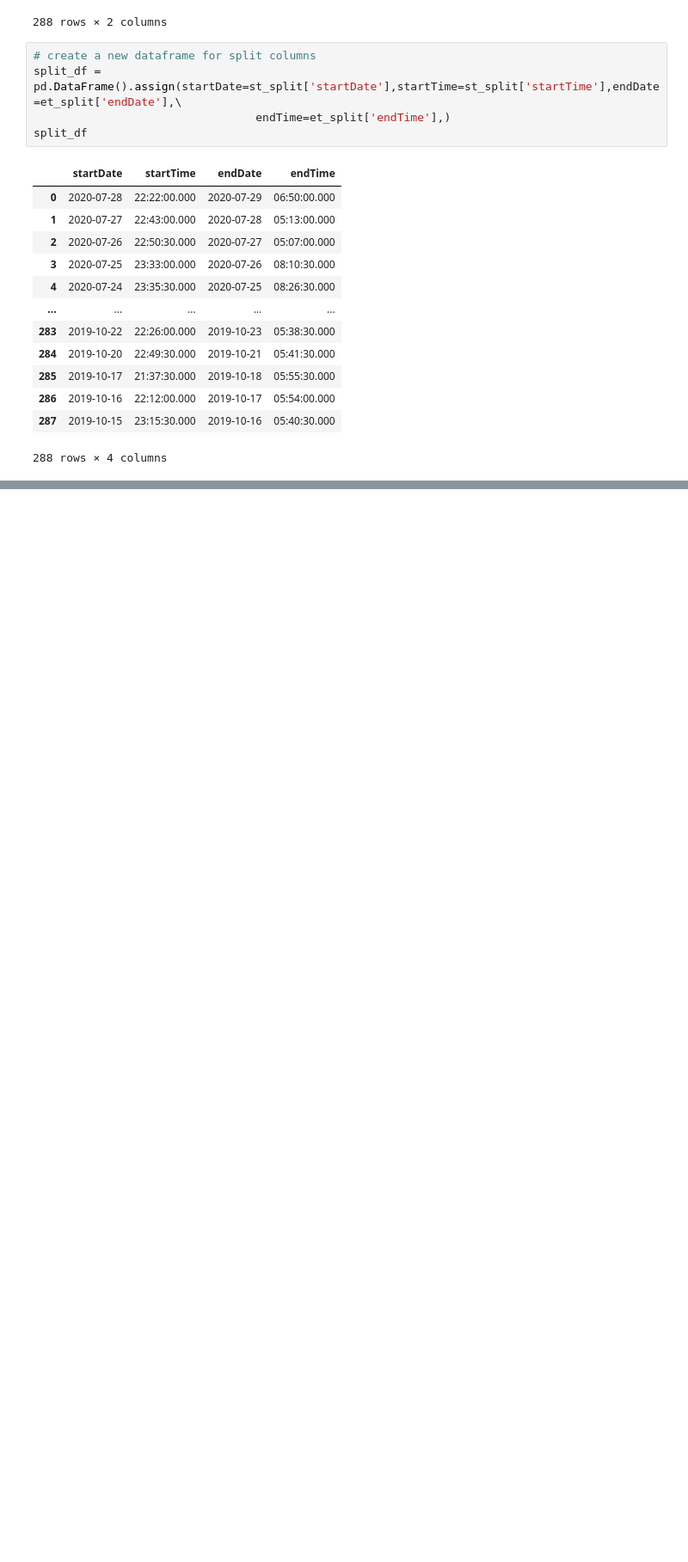
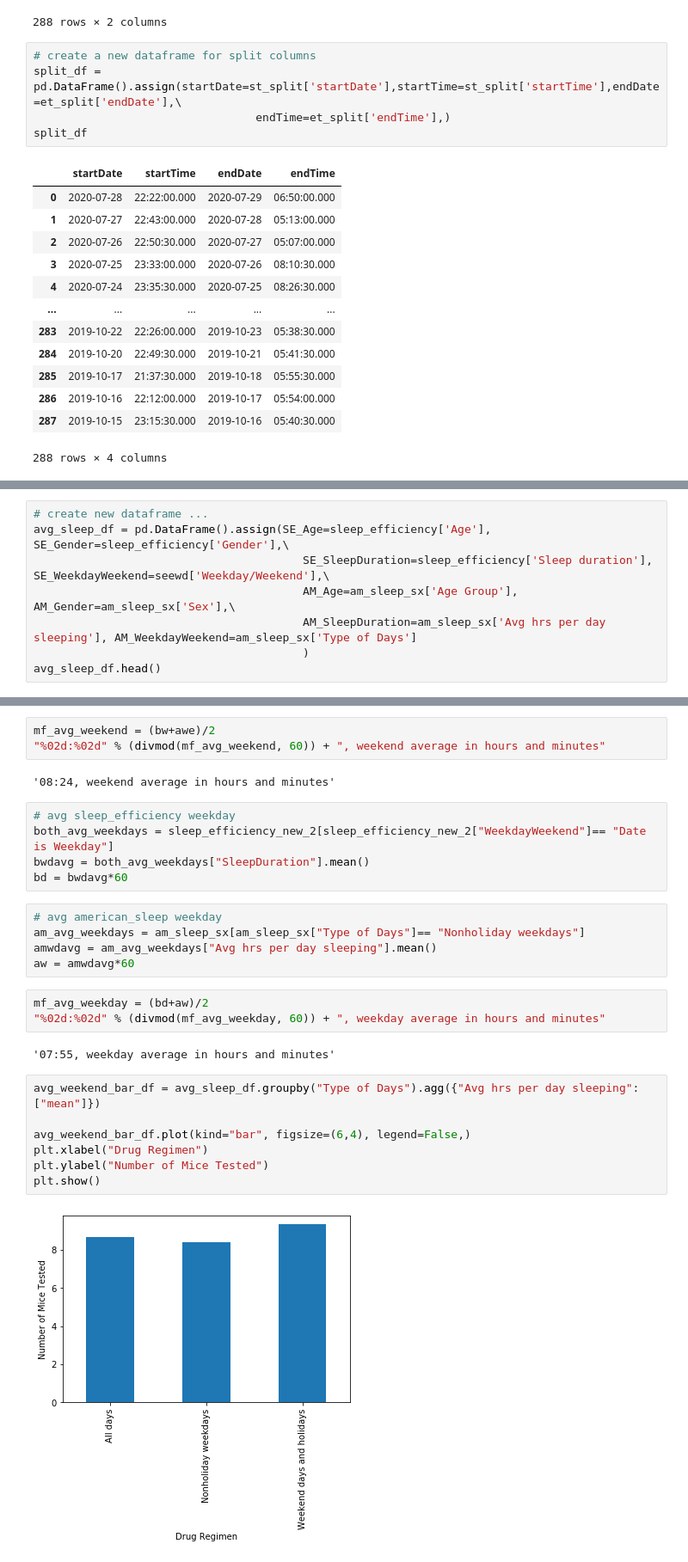
Before and after one commit to jbarkle/Exploratory-Analysis-of-Sleep-Data, a Jupyter notebook: performance_jb.ipynb, the cells around one changed output, grey strips where cells are left out. Shown at 86% size. Drawn from its saved outputs; the diff is of its cells as text; blank space fills up the shorter version.

```diff
--- a/performance_jb.ipynb
+++ b/performance_jb.ipynb
@@ -417,0 +558,8 @@ male_sleep.head()
+# %%
+# create new dataframe ...
+avg_sleep_df = pd.DataFrame().assign(SE_Age=sleep_efficiency['Age'], SE_Gender=sleep_efficiency['Gender'],\
+                                        SE_SleepDuration=sleep_efficiency['Sleep duration'], SE_WeekdayWeekend=seewd['Weekday/Weekend'],\
+                                        AM_Age=am_sleep_sx['Age Group'], AM_Gender=am_sleep_sx['Sex'],\
+                                        AM_SleepDuration=am_sleep_sx['Avg hrs per day sleeping'], AM_WeekdayWeekend=am_sleep_sx['Type of Days']
+                                        )
+avg_sleep_df.head()
@@ -417,0 +625,29 @@ male_sleep.head()
+# %%
+mf_avg_weekend = (bw+awe)/2
+"%02d:%02d" % (divmod(mf_avg_weekend, 60)) + ", weekend average in hours and minutes"
+# %% [output]
+'08:24, weekend average in hours and minutes'
+# %%
+# avg sleep_efficiency weekday
+both_avg_weekdays = sleep_efficiency_new_2[sleep_efficiency_new_2["WeekdayWeekend"]== "Date is Weekday"]
+bwdavg = both_avg_weekdays["SleepDuration"].mean()
+bd = bwdavg*60
+# %%
+# avg american_sleep weekday
+am_avg_weekdays = am_sleep_sx[am_sleep_sx["Type of Days"]== "Nonholiday weekdays"]
+amwdavg = am_avg_weekdays["Avg hrs per day sleeping"].mean()
+aw = amwdavg*60
+# %%
+mf_avg_weekday = (bd+aw)/2
+"%02d:%02d" % (divmod(mf_avg_weekday, 60)) + ", weekday average in hours and minutes"
+# %% [output]
+'07:55, weekday average in hours and minutes'
+# %%
+avg_weekend_bar_df = avg_sleep_df.groupby("Type of Days").agg({"Avg hrs per day sleeping":["mean"]})
+
+avg_weekend_bar_df.plot(kind="bar", figsize=(6,4), legend=False,)
+plt.xlabel("Drug Regimen")
+plt.ylabel("Number of Mice Tested")
+plt.show()
+# %% [output]
+[figure, added]
```
Also changed, not shown: parts of 36 cells of this notebook.
